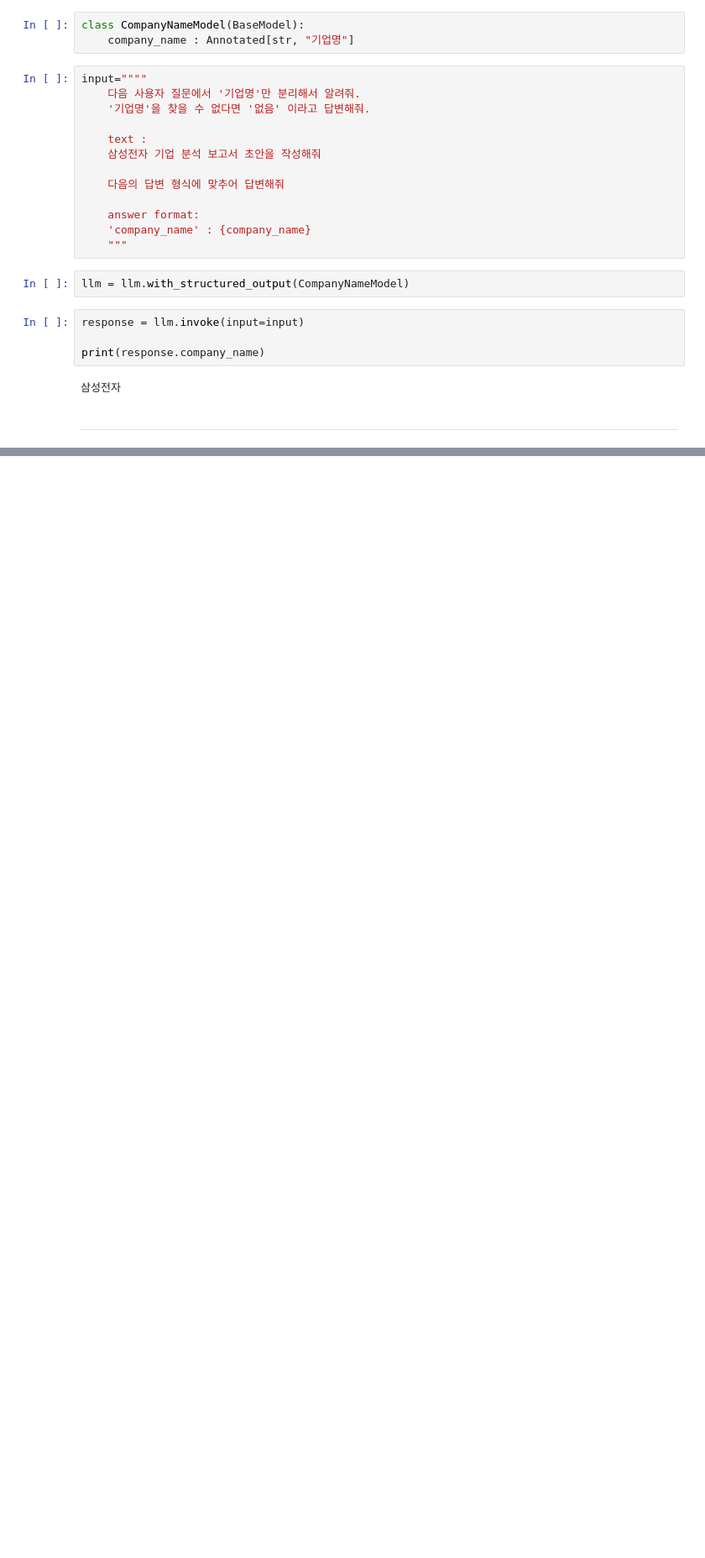
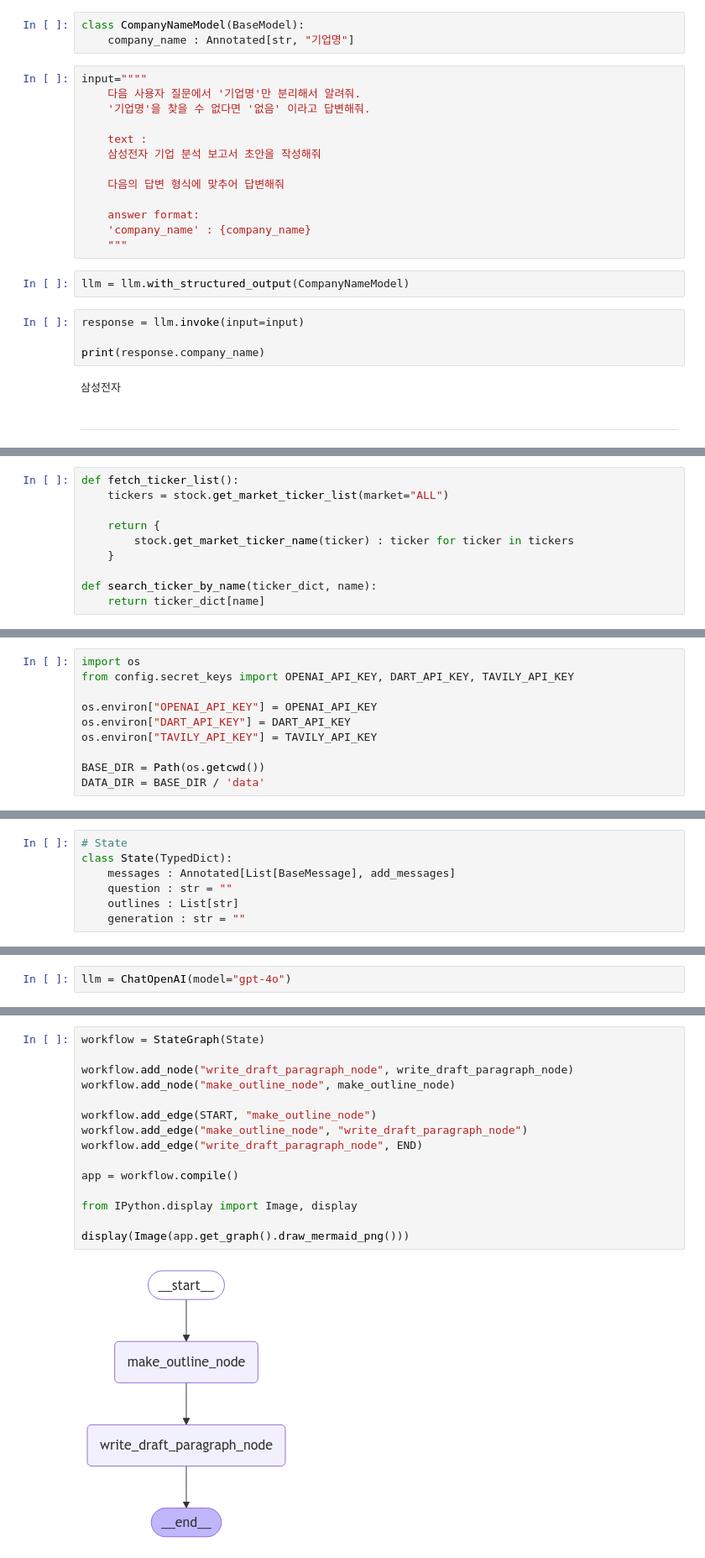
Before and after one commit to greatsangho/SKN05-FINAL-3TEAM, a Jupyter notebook: model/draft_experiment.ipynb, the cells around one changed output, grey strips where cells are left out. Shown at 84% size. Drawn from its saved outputs; the diff is of its cells as text; blank space fills up the shorter version.

```diff
--- a/model/draft_experiment.ipynb
+++ b/model/draft_experiment.ipynb
@@ -83,0 +129,10 @@ print(response.company_name)
+# %%
+def fetch_ticker_list():
+    tickers = stock.get_market_ticker_list(market="ALL")
+
+    return {
+        stock.get_market_ticker_name(ticker) : ticker for ticker in tickers
+    }
+
+def search_ticker_by_name(ticker_dict, name):
+    return ticker_dict[name]
@@ -83,0 +379,10 @@ print(response.company_name)
+# %%
+import os
+from config.secret_keys import OPENAI_API_KEY, DART_API_KEY, TAVILY_API_KEY
+
+os.environ["OPENAI_API_KEY"] = OPENAI_API_KEY
+os.environ["DART_API_KEY"] = DART_API_KEY
+os.environ["TAVILY_API_KEY"] = TAVILY_API_KEY
+
+BASE_DIR = Path(os.getcwd())
+DATA_DIR = BASE_DIR / 'data'
@@ -83,0 +393,7 @@ print(response.company_name)
+# %%
+# State
+class State(TypedDict):
+    messages : Annotated[List[BaseMessage], add_messages]
+    question : str = ""
+    outlines : List[str]
+    generation : str = ""
@@ -83,0 +404,2 @@ print(response.company_name)
+# %%
+llm = ChatOpenAI(model="gpt-4o")
@@ -83,0 +668,17 @@ print(response.company_name)
+# %%
+workflow = StateGraph(State)
+
+workflow.add_node("write_draft_paragraph_node", write_draft_paragraph_node)
+workflow.add_node("make_outline_node", make_outline_node)
+
+workflow.add_edge(START, "make_outline_node")
+workflow.add_edge("make_outline_node", "write_draft_paragraph_node")
+workflow.add_edge("write_draft_paragraph_node", END)
+
+app = workflow.compile()
+
+from IPython.display import Image, display
+
+display(Image(app.get_graph().draw_mermaid_png()))
+# %% [output]
+[figure, added]
```
Also changed, not shown: parts of 43 cells of this notebook, 3 other files.
